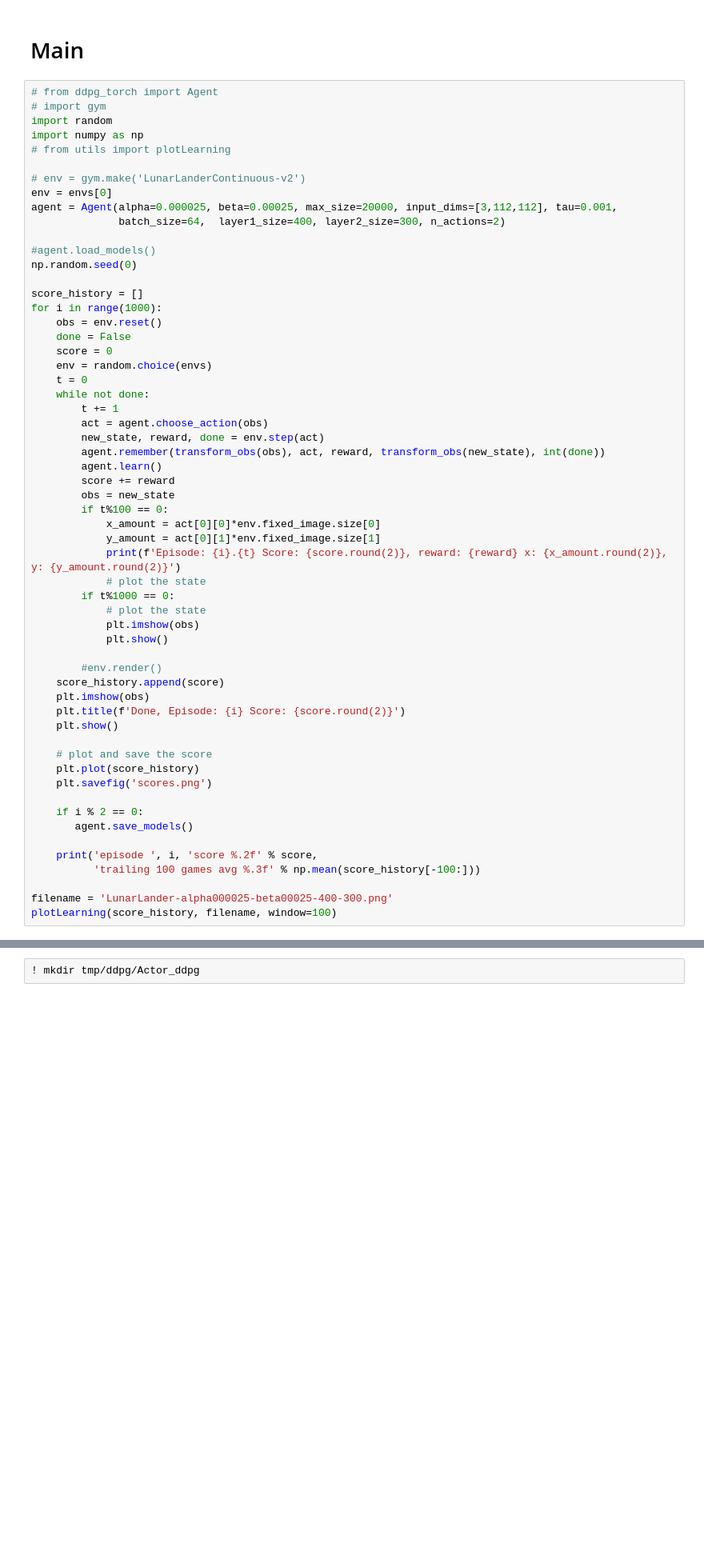
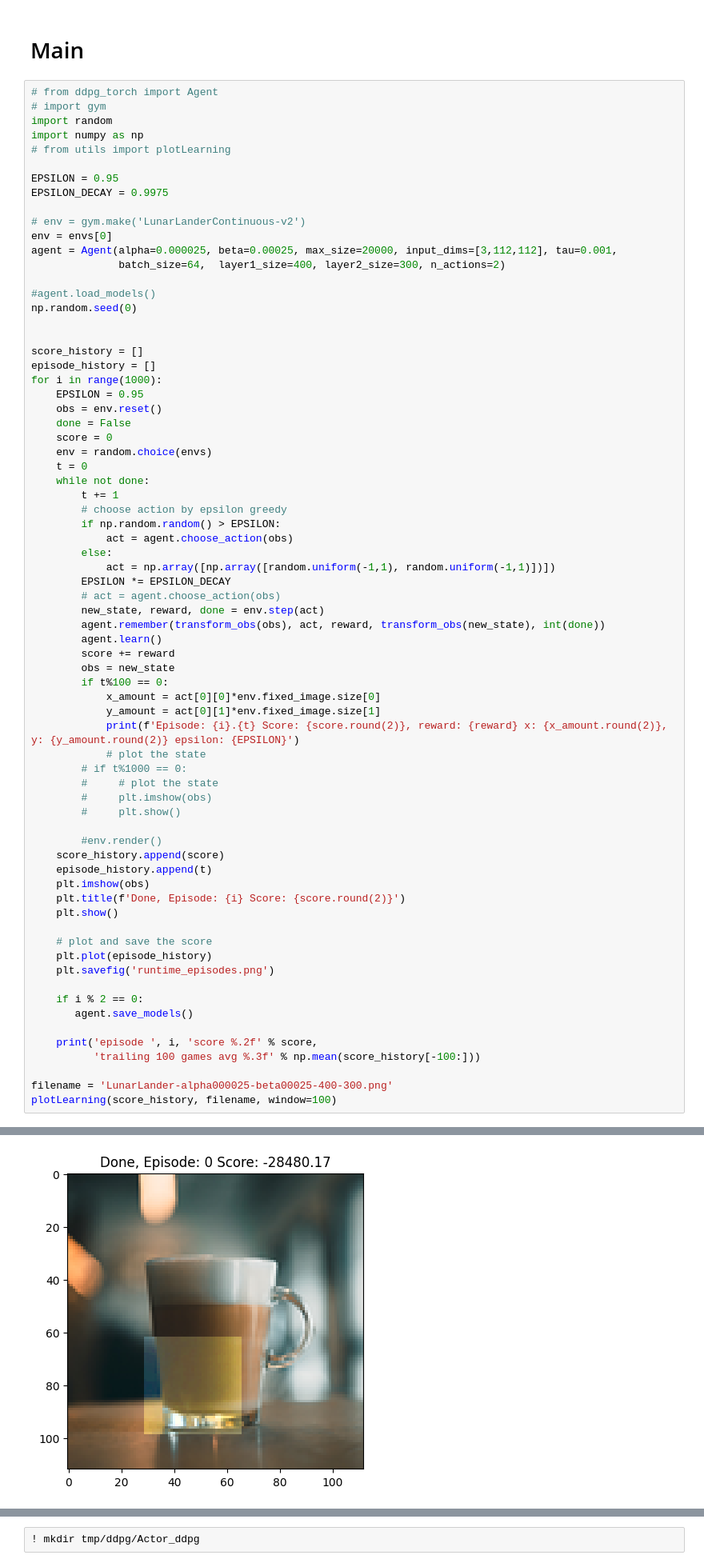
Before and after one commit to EmanuelNk/SARL_seg, a Jupyter notebook: ddpg.ipynb, the cells around one changed output, grey strips where cells are left out. Shown at 80% size. Drawn from its saved outputs; the diff is of its cells as text; blank space fills up the shorter version.

```diff
--- a/ddpg.ipynb
+++ b/ddpg.ipynb
@@ -713,6 +713,9 @@ class Agent(object):
 import random
 import numpy as np
 # from utils import plotLearning
+
+EPSILON = 0.95
+EPSILON_DECAY = 0.9975
 
 # env = gym.make('LunarLanderContinuous-v2')
 env = envs[0]
@@ -722,8 +725,11 @@ agent = Agent(alpha=0.000025, beta=0.00025, max_size=20000, input_dims=[3,112,11
 #agent.load_models()
 np.random.seed(0)
 
+
 score_history = []
+episode_history = []
 for i in range(1000):
+    EPSILON = 0.95
     obs = env.reset()
     done = False
     score = 0
@@ -731,7 +737,13 @@ for i in range(1000):
     t = 0
     while not done:
         t += 1
-        act = agent.choose_action(obs)
+        # choose action by epsilon greedy
+        if np.random.random() > EPSILON:
+            act = agent.choose_action(obs)
+        else:
+            act = np.array([np.array([random.uniform(-1,1), random.uniform(-1,1)])])
+        EPSILON *= EPSILON_DECAY
+        # act = agent.choose_action(obs)
         new_state, reward, done = env.step(act)
         agent.remember(transform_obs(obs), act, reward, transform_obs(new_state), int(done))
         agent.learn()
@@ -740,22 +752,23 @@ for i in range(1000):
         if t%100 == 0:
             x_amount = act[0][0]*env.fixed_image.size[0]
             y_amount = act[0][1]*env.fixed_image.size[1]
-            print(f'Episode: {i}.{t} Score: {score.round(2)}, reward: {reward} x: {x_amount.round(2)}, y: {y_amount.round(2)}')
+            print(f'Episode: {i}.{t} Score: {score.round(2)}, reward: {reward} x: {x_amount.round(2)}, y: {y_amount.round(2)} epsilon: {EPSILON}')
             # plot the state
-        if t%1000 == 0:
-            # plot the state
-            plt.imshow(obs)
-            plt.show()
+        # if t%1000 == 0:
+        #     # plot the state
+        #     plt.imshow(obs)
+        #     plt.show()
 
         #env.render()
     score_history.append(score)
+    episode_history.append(t)
     plt.imshow(obs)
     plt.title(f'Done, Episode: {i} Score: {score.round(2)}')
     plt.show()
 
     # plot and save the score
-    plt.plot(score_history)
-    plt.savefig('scores.png')
+    plt.plot(episode_history)
+    plt.savefig('runtime_episodes.png')
 
     if i % 2 == 0:
        agent.save_models()
@@ -773,0 +791 @@ Episode: 0.300 Score: -8959.45, reward: -37.12142238654117 x: -5.5, y: -13.5
+[figure, added]
```
Also changed, not shown: parts of 3 cells of this notebook, 5 other files.
